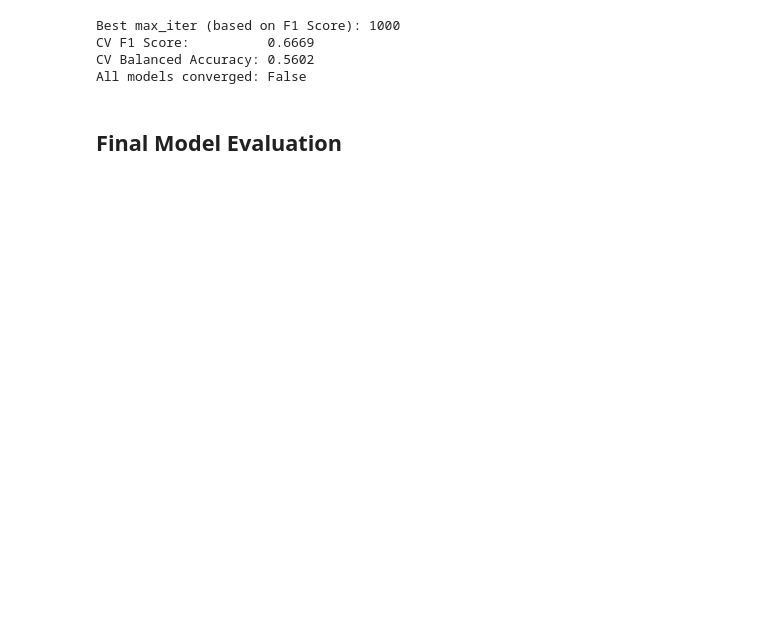
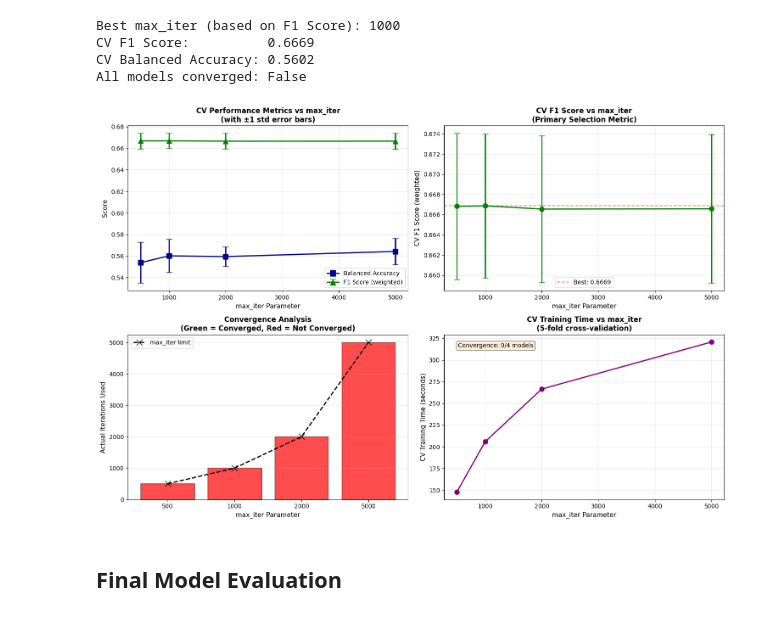
Before and after one commit to tomashobza/tuw_ml_seattle_crime, a Jupyter notebook: svm_loan/svm_loan.ipynb, the cells around one changed output. Saved outputs shown, nothing was run; the diff lists cells and outputs as text; code cells hidden in the pictures; blank space fills up the shorter version.

```diff
--- a/svm_loan/svm_loan.ipynb
+++ b/svm_loan/svm_loan.ipynb
@@ -626,6 +626,76 @@ Best max_iter (based on F1 Score): 1000
 CV F1 Score:          0.6669
 CV Balanced Accuracy: 0.5602
 All models converged: False
+# %%
+# Visualize max_iter parameter impact
+fig, axes = plt.subplots(2, 2, figsize=(15, 10))
+
+# Plot 1: Performance metrics vs max_iter (with error bars)
+ax1 = axes[0, 0]
+ax1.errorbar(results_iter_df['max_iter'], results_iter_df['cv_balanced_accuracy_mean'],
+             yerr=results_iter_df['cv_balanced_accuracy_std'],
+             fmt='s-', label='Balanced Accuracy', linewidth=2, capsize=5, markersize=8, color='darkblue')
+ax1.errorbar(results_iter_df['max_iter'], results_iter_df['cv_f1_mean'],
+             yerr=results_iter_df['cv_f1_std'],
+             fmt='^-', label='F1 Score (weighted)', linewidth=2, capsize=5, markersize=8, color='green')
+ax1.set_xlabel('max_iter Parameter', fontsize=11)
+ax1.set_ylabel('Score', fontsize=11)
+ax1.set_title('CV Performance Metrics vs max_iter\n(with ±1 std error bars)',
+              fontsize=12, fontweight='bold')
+ax1.legend()
+ax1.grid(True, alpha=0.3)
+
+# Plot 2: F1 Score with tighter focus
+ax2 = axes[0, 1]
+ax2.errorbar(results_iter_df['max_iter'], results_iter_df['cv_f1_mean'],
+             yerr=results_iter_df['cv_f1_std'],
+             fmt='o-', color='green', linewidth=2, capsize=5, markersize=8)
+best_f1_iter = results_iter_df.loc[best_iter_idx_f1, 'cv_f1_mean']
+ax2.axhline(y=best_f1_iter, color='red', linestyle='--', alpha=0.5,
+            label=f'Best: {best_f1_iter:.4f}')
+ax2.set_xlabel('max_iter Parameter', fontsize=11)
+ax2.set_ylabel('CV F1 Score (weighted)', fontsize=11)
+ax2.set_title('CV F1 Score vs max_iter\n(Primary Selection Metric)',
+              fontsize=12, fontweight='bold')
+ax2.legend()
+ax2.grid(True, alpha=0.3)
+
+# Plot 3: Convergence behavior - actual iterations used
+ax3 = axes[1, 0]
+colors = ['green' if conv else 'red' for conv in results_iter_df['converged']]
+ax3.bar(range(len(results_iter_df)), results_iter_df['actual_iterations'],
+        color=colors, alpha=0.7, edgecolor='black')
+ax3.plot(range(len(results_iter_df)), results_iter_df['max_iter'],
+         'k--', linewidth=2, label='max_iter limit', marker='x', markersize=10)
+ax3.set_xticks(range(len(results_iter_df)))
+ax3.set_xticklabels(results_iter_df['max_iter'])
+ax3.set_xlabel('max_iter Parameter', fontsize=11)
+ax3.set_ylabel('Actual Iterations Used', fontsize=11)
+ax3.set_title('Convergence Analysis\n(Green = Converged, Red = Not Converged)',
+              fontsize=12, fontweight='bold')
+ax3.legend()
+ax3.grid(True, alpha=0.3, axis='y')
+
+# Plot 4: CV training time vs max_iter
+ax4 = axes[1, 1]
+ax4.plot(results_iter_df['max_iter'], results_iter_df['cv_time'],
+         'o-', color='purple', linewidth=2, markersize=8)
+ax4.set_xlabel('max_iter Parameter', fontsize=11)
+ax4.set_ylabel('CV Training Time (seconds)', fontsize=11)
+ax4.set_title('CV Training Time vs max_iter\n(5-fold cross-validation)',
+              fontsize=12, fontweight='bold')
+ax4.grid(True, alpha=0.3)
+
+# Add text annotation for convergence summary
+convergence_text = f"Convergence: {results_iter_df['converged'].sum()}/{len(results_iter_df)} models"
+ax4.text(0.05, 0.95, convergence_text, transform=ax4.transAxes,
+         fontsize=10, verticalalignment='top',
+         bbox=dict(boxstyle='round', facecolor='wheat', alpha=0.5))
+
+plt.tight_layout()
+plt.show()
+# %% [output]
+[figure, added]
 # %% [markdown]
 ## Final Model Evaluation
 # %%
```
Also changed, not shown: parts of 1 cell of this notebook.
